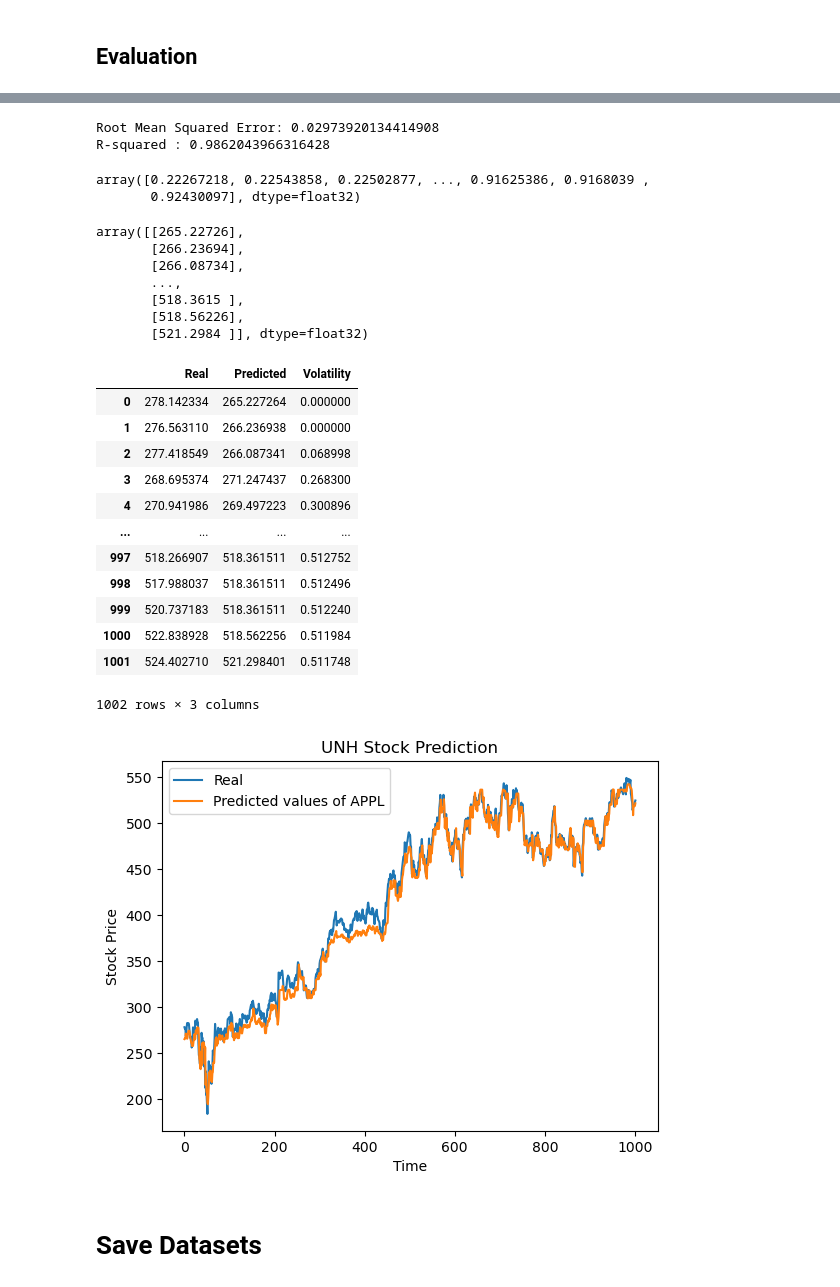
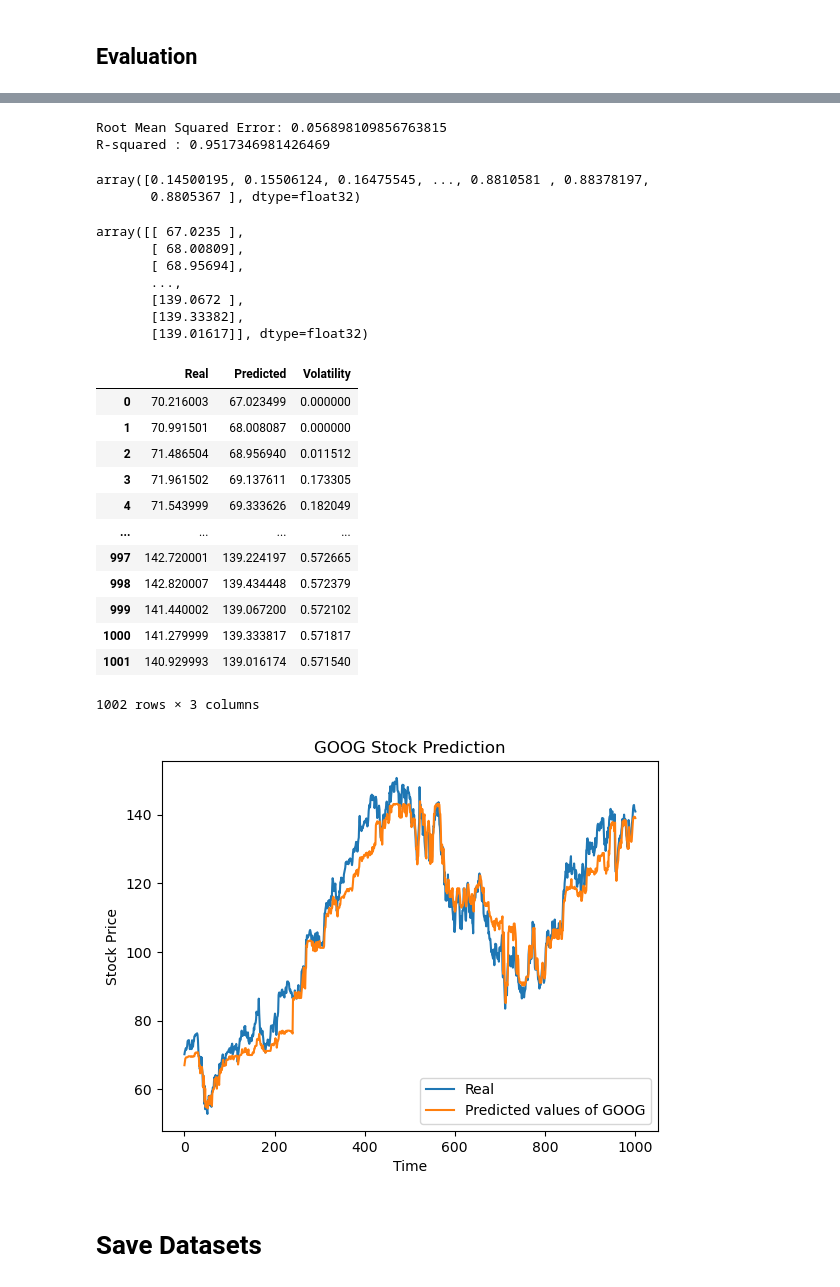
Before and after one commit to OmerFarukMerey/Risk-Analysis-and-Portfolio-Creation-with-Genetic-Algorithms-using-statiscal-analysis, a Jupyter notebook: Stock-Price-Prediction-Optimal-Portfolio.ipynb, the cells around one changed output, grey strips where cells are left out. Saved outputs shown, nothing was run; the diff lists cells and outputs as text; code cells hidden in the pictures.

```diff
--- a/Stock-Price-Prediction-Optimal-Portfolio.ipynb
+++ b/Stock-Price-Prediction-Optimal-Portfolio.ipynb
@@ -27,7 +27,7 @@ Github Repo: https://github.com/OmerFarukMerey/Risk-Analysis-and-Portfolio-Creat
 * [Save Datasets](#save_datasets)
 # %%
 # Put on the name of the Stock
-STOCK_NAME = "UNH"
+STOCK_NAME = "GOOG"
 DF_POSTFIX = "_Predictions.csv"
 # %% [markdown]
 # Tool Requirements<a class="anchor" id="tool"></a>
@@ -109,7 +109,7 @@ def download_stock(stock_name):
         progress=False,
     )
     print(f"Download complete for {stock_name}")
-    df.round(4)
+    #df.round(4)
     df = df.reset_index()
     return df
 
@@ -250,12 +265,12 @@ X = []
 Y = []
 window_size=100
 for i in range(1 , len(stock) - window_size -1 , 1):
-    first = stock.iloc[i,2]
+    first = stock.iloc[i,5]
     temp = []
     temp2 = []
     for j in range(window_size):
-        temp.append((stock.iloc[i + j, 2] - first) / first)
-    temp2.append((stock.iloc[i + window_size, 2] - first) / first)
+        temp.append((stock.iloc[i + j, 5] - first) / first)
+    temp2.append((stock.iloc[i + window_size, 5] - first) / first)
     X.append(np.array(temp).reshape(100, 1))
     Y.append(np.array(temp2).reshape(1, 1))
 
@@ -771,53 +768,53 @@ array([0.22267218, 0.22543858, 0.22502877, ..., 0.91625386, 0.9168039 ,
 print('Root Mean Squared Error:', np.sqrt(metrics.mean_squared_error(y_test, predicted)))
 print('R-squared :', metrics.r2_score(y_test, predicted))
 # %% [output]
-Root Mean Squared Error: 0.02973920134414908
-R-squared : 0.9862043966316428
+Root Mean Squared Error: 0.056898109856763815
+R-squared : 0.9517346981426469
 # %%
 predicted_prices = y_test_scaler.inverse_transform(predicted.reshape(-1, 1))
 real_prices = y_test_scaler.inverse_transform(y_test.reshape(-1, 1))
 # %%
 predicted
 # %% [output]
-array([0.22267218, 0.22543858, 0.22502877, ..., 0.91625386, 0.9168039 ,
-       0.92430097], dtype=float32)
+array([0.14500195, 0.15506124, 0.16475545, ..., 0.8810581 , 0.88378197,
+       0.8805367 ], dtype=float32)
 # %%
 y_test_scaler.inverse_transform(predicted.reshape(-1,1))
 # %% [output]
-array([[265.22726],
-       [266.23694],
-       [266.08734],
+array([[ 67.0235 ],
+       [ 68.00809],
+       [ 68.95694],
        ...,
-       [518.3615 ],
-       [518.56226],
-       [521.2984 ]], dtype=float32)
+       [139.0672 ],
+       [139.33382],
+       [139.01617]], dtype=float32)
 # %%
 xgboost_df = create_pred_real_df(real_prices, predicted_prices)
 xgboost_df
 # %% [output]
 |  | Real | Predicted | Volatility |
-| 0 | 278.142334 | 265.227264 | 0.000000 |
-| 1 | 276.563110 | 266.236938 | 0.000000 |
-| 2 | 277.418549 | 266.087341 | 0.068998 |
-| 3 | 268.695374 | 271.247437 | 0.268300 |
-| 4 | 270.941986 | 269.497223 | 0.300896 |
+| 0 | 70.216003 | 67.023499 | 0.000000 |
+| 1 | 70.991501 | 68.008087 | 0.000000 |
+| 2 | 71.486504 | 68.956940 | 0.011512 |
+| 3 | 71.961502 | 69.137611 | 0.173305 |
+| 4 | 71.543999 | 69.333626 | 0.182049 |
 | ... | ... | ... | ... |
-| 997 | 518.266907 | 518.361511 | 0.512752 |
-| 998 | 517.988037 | 518.361511 | 0.512496 |
-| 999 | 520.737183 | 518.361511 | 0.512240 |
-| 1000 | 522.838928 | 518.562256 | 0.511984 |
-| 1001 | 524.402710 | 521.298401 | 0.511748 |
+| 997 | 142.720001 | 139.224197 | 0.572665 |
+| 998 | 142.820007 | 139.434448 | 0.572379 |
+| 999 | 141.440002 | 139.067200 | 0.572102 |
+| 1000 | 141.279999 | 139.333817 | 0.571817 |
+| 1001 | 140.929993 | 139.016174 | 0.571540 |
 1002 rows × 3 columns
 # %%
 plt.plot(real_prices, label = 'Real')
-plt.plot(predicted_prices, label = 'Predicted values of APPL')
+plt.plot(predicted_prices, label = f'Predicted values of {STOCK_NAME}')
 plt.title(f'{STOCK_NAME} Stock Prediction')
 plt.xlabel('Time')
 plt.ylabel('Stock Price')
 plt.legend()
 plt.show()
 # %% [output]
-[figure, old version]
+[figure, new version]
 # %% [markdown]
 # Save Datasets <a class="anchor" id="save_datasets"></a>
 # %%
```
Also changed, not shown: parts of 30 cells of this notebook.
